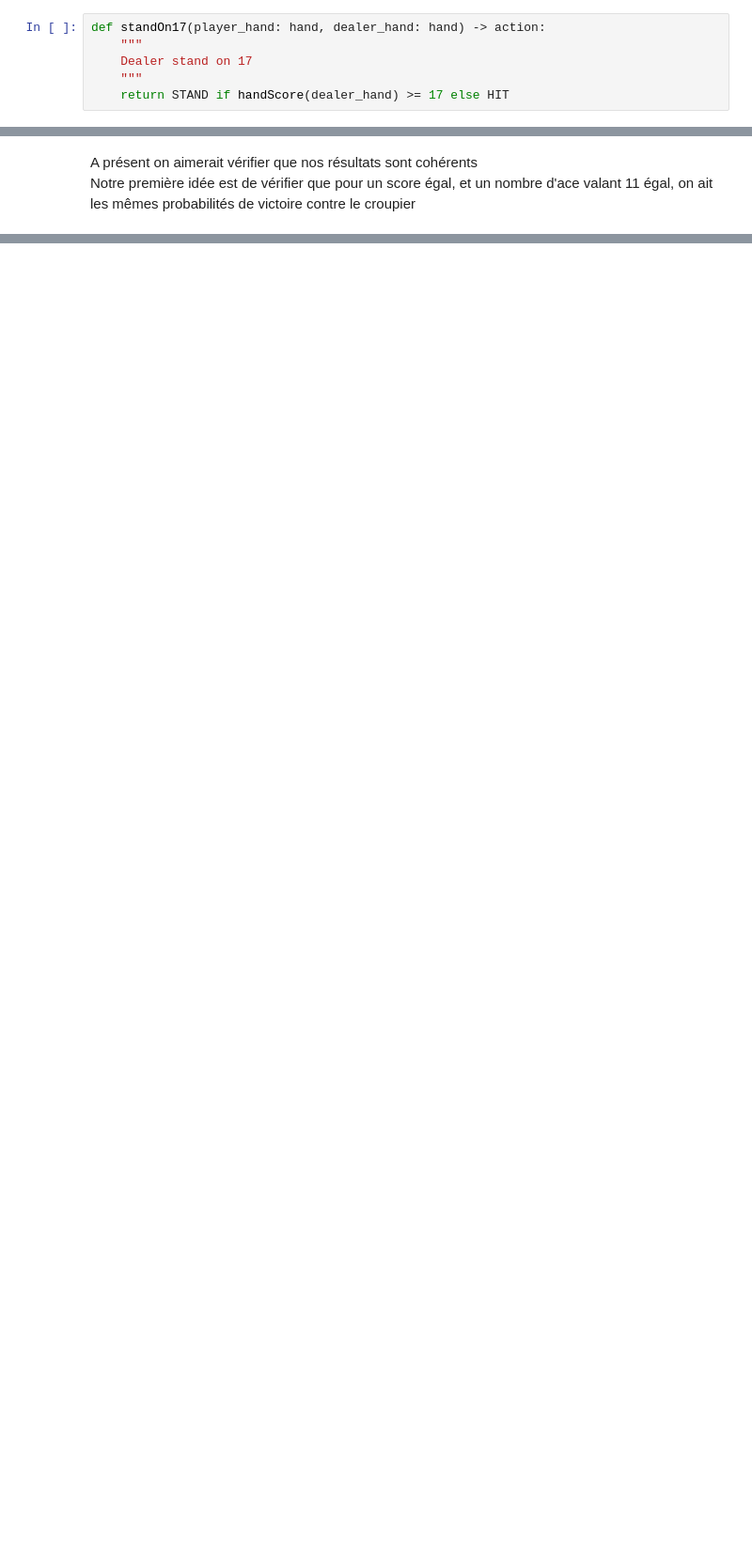
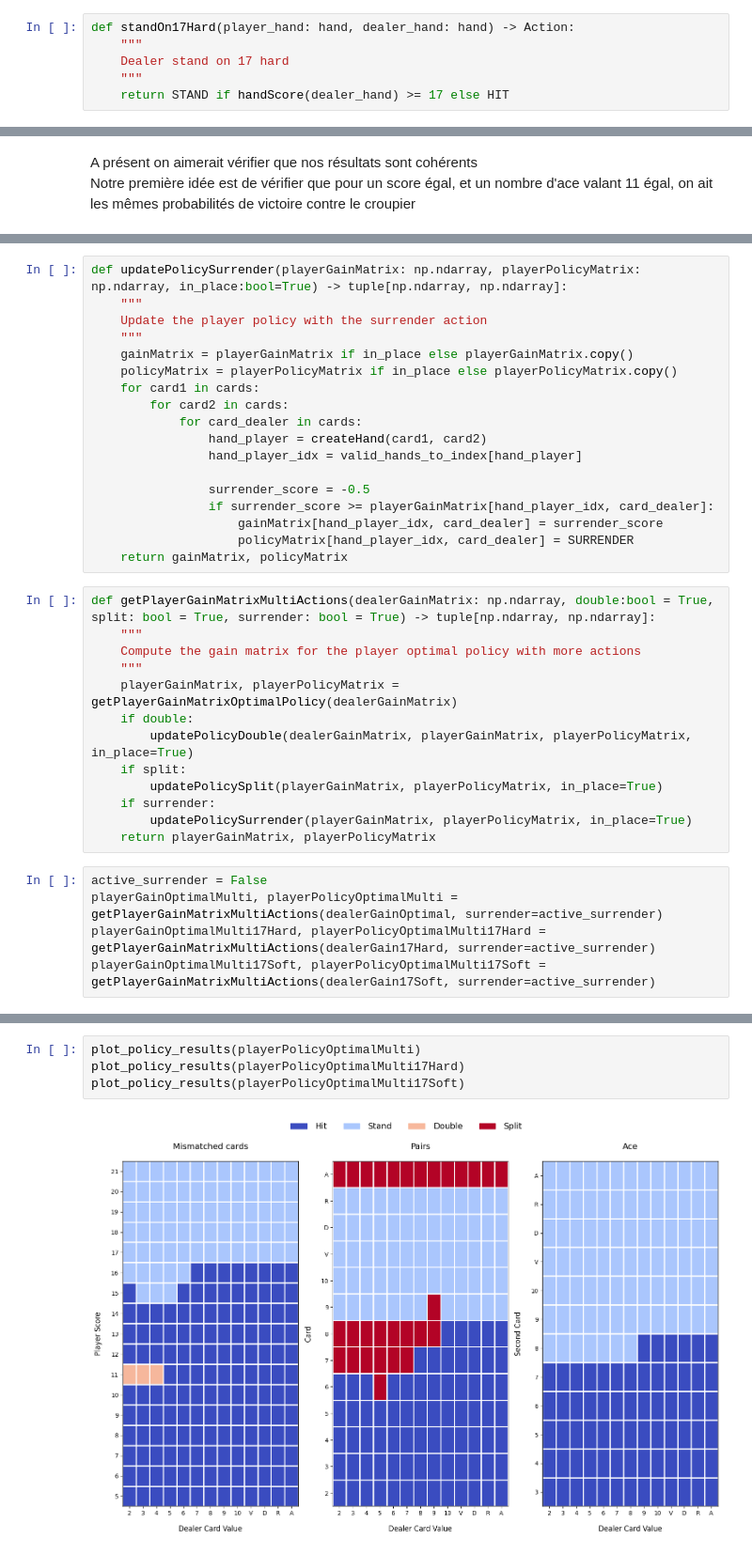
Before and after one commit to Careeza/MDP-RL-Project, a Jupyter notebook: Q1_complete.ipynb, the cells around one changed output, grey strips where cells are left out. Shown at 94% size. Drawn from its saved outputs; the diff is of its cells as text; blank space fills up the shorter version.

```diff
--- a/Q1_complete.ipynb
+++ b/Q1_complete.ipynb
@@ -279,6 +300,6 @@ def getGainMatrixDealerFromPolicy(policy):
 # %%
-def standOn17(player_hand: hand, dealer_hand: hand) -> action:
+def standOn17Hard(player_hand: hand, dealer_hand: hand) -> Action:
 	"""
-	Dealer stand on 17
+	Dealer stand on 17 hard
 	"""
 	return STAND if handScore(dealer_hand) >= 17 else HIT
@@ -391,0 +430,36 @@ def checkPlayerGainMatrix(playerGainMatrix: np.ndarray) -> bool:
+# %%
+def updatePolicySurrender(playerGainMatrix: np.ndarray, playerPolicyMatrix: np.ndarray, in_place:bool=True) -> tuple[np.ndarray, np.ndarray]:
+	"""
+	Update the player policy with the surrender action
+	"""
+	gainMatrix = playerGainMatrix if in_place else playerGainMatrix.copy()
+	policyMatrix = playerPolicyMatrix if in_place else playerPolicyMatrix.copy()
+	for card1 in cards:
+		for card2 in cards:
+			for card_dealer in cards:
+				hand_player = createHand(card1, card2)
+				hand_player_idx = valid_hands_to_index[hand_player]
+
+				surrender_score = -0.5
+				if surrender_score >= playerGainMatrix[hand_player_idx, card_dealer]:
+					gainMatrix[hand_player_idx, card_dealer] = surrender_score
+					policyMatrix[hand_player_idx, card_dealer] = SURRENDER
+	return gainMatrix, policyMatrix
+# %%
+def getPlayerGainMatrixMultiActions(dealerGainMatrix: np.ndarray, double:bool = True, split: bool = True, surrender: bool = True) -> tuple[np.ndarray, np.ndarray]:
+	"""
+	Compute the gain matrix for the player optimal policy with more actions
+	"""
+	playerGainMatrix, playerPolicyMatrix = getPlayerGainMatrixOptimalPolicy(dealerGainMatrix)
+	if double:
+		updatePolicyDouble(dealerGainMatrix, playerGainMatrix, playerPolicyMatrix, in_place=True)
+	if split:
+		updatePolicySplit(playerGainMatrix, playerPolicyMatrix, in_place=True)
+	if surrender:
+		updatePolicySurrender(playerGainMatrix, playerPolicyMatrix, in_place=True)
+	return playerGainMatrix, playerPolicyMatrix
+# %%
+active_surrender = False
+playerGainOptimalMulti, playerPolicyOptimalMulti = getPlayerGainMatrixMultiActions(dealerGainOptimal, surrender=active_surrender)
+playerGainOptimalMulti17Hard, playerPolicyOptimalMulti17Hard = getPlayerGainMatrixMultiActions(dealerGain17Hard, surrender=active_surrender)
+playerGainOptimalMulti17Soft, playerPolicyOptimalMulti17Soft = getPlayerGainMatrixMultiActions(dealerGain17Soft, surrender=active_surrender)
@@ -391,0 +578,6 @@ def checkPlayerGainMatrix(playerGainMatrix: np.ndarray) -> bool:
+# %%
+plot_policy_results(playerPolicyOptimalMulti)
+plot_policy_results(playerPolicyOptimalMulti17Hard)
+plot_policy_results(playerPolicyOptimalMulti17Soft)
+# %% [output]
+[figure, added]
```
Also changed, not shown: parts of 38 cells of this notebook, 3 other files.
